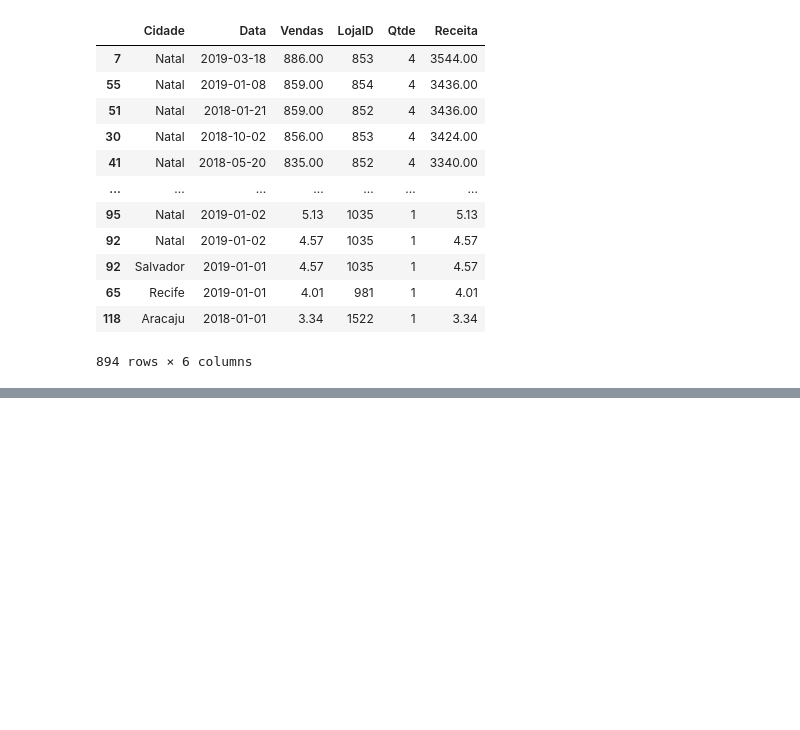
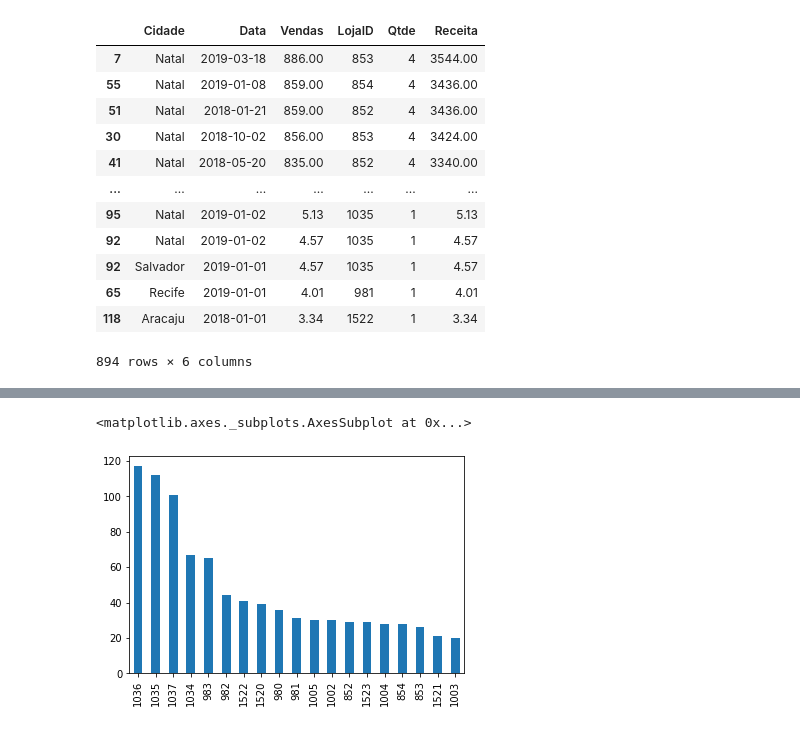
Before and after one commit to pedrorosadev/Gera-o-Tech-Unimed-BH---Ci-ncia-de-Dados, a Jupyter notebook: analise_dados/analise_dados-excel/analise_dados_planilhas_excel.ipynb, the cells around one changed output, grey strips where cells are left out. Cells and saved outputs as stored; diff of their text form; code cells hidden in the pictures; blank space fills up the shorter version.

Commit message:
Visualização dos Dados

```diff
--- a/analise_dados/analise_dados-excel/analise_dados_planilhas_excel.ipynb
+++ b/analise_dados/analise_dados-excel/analise_dados_planilhas_excel.ipynb
@@ -150,0 +162,3 @@ df.sort_values('Receita', ascending=False)
+# %%
+#Criando uma nova coluna com o ano
+df['Ano_Venda'] = df['Data'].dt.year
@@ -150,0 +196,3 @@ df.sort_values('Receita', ascending=False)
+# %%
+#Calculando a diferença de dias
+df['Diferenca_Dias'] = df['Data'] - df['Data'].min()
@@ -150,0 +208,2 @@ df.sort_values('Receita', ascending=False)
+# %%
+df['Trimestre_Venda'] = df['Data'].dt.quarter
@@ -150,0 +267,6 @@ df.sort_values('Receita', ascending=False)
+# %%
+#Gráfico de barras (colunas)
+df['LojaID'].value_counts(ascending=False).plot.bar()
+# %% [output]
+<matplotlib.axes._subplots.AxesSubplot at 0x...>
+[figure, added]
```
Also changed, not shown: parts of 29 cells of this notebook.
